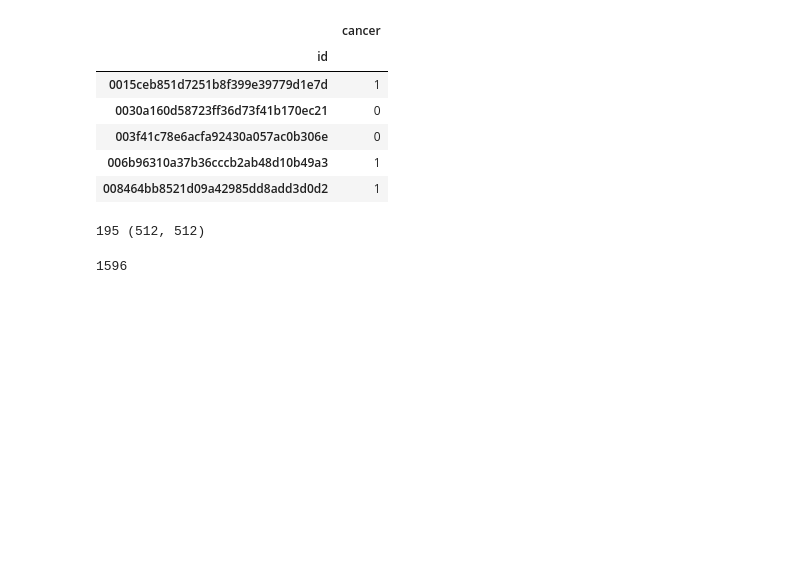
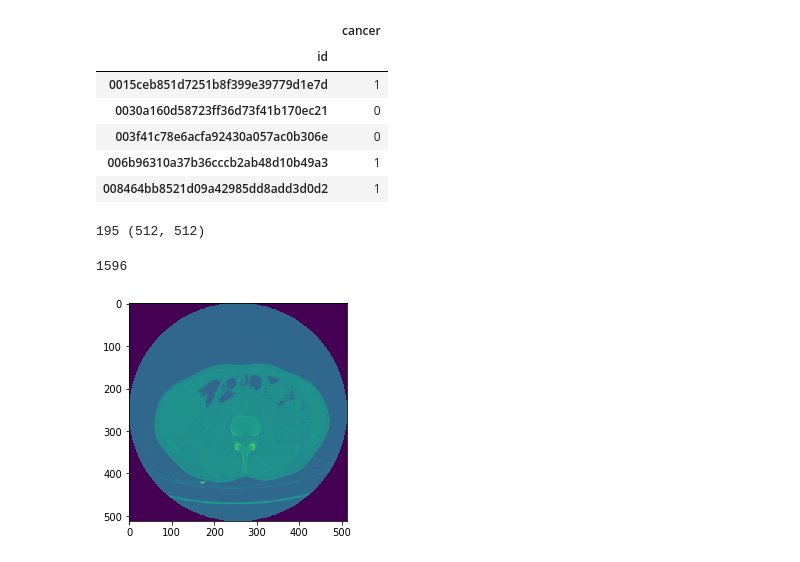
Before and after one commit to NunoDuarte/python_projects, a Jupyter notebook: readData.ipynb, the cells around one changed output. Drawn from its saved outputs; the diff is of its cells as text; code cells hidden in the pictures; blank space fills up the shorter version.

Commit message:
showing slices of a patient lungs; install cv2 on tensorflow virtual environment

```diff
--- a/readData.ipynb
+++ b/readData.ipynb
@@ -35,0 +38,11 @@ len(patients) # number of patients
+# %%
+for patient in patients[:1]:
+    label = labels_df.get_value(patient, 'cancer') # the label of cancer/no cancer for one patient
+    path = data_dir + patient
+    slices = [dicom.read_file(path + '/' + s) for s in os.listdir(path)]
+    # sorting the slices in the proper order
+    slices.sort(key = lambda x: float(x.ImagePositionPatient[2]))
+    plt.imshow(slices[0].pixel_array)
+    plt.show()
+# %% [output]
+[figure, added]
```
Also changed, not shown: parts of 2 cells of this notebook.
